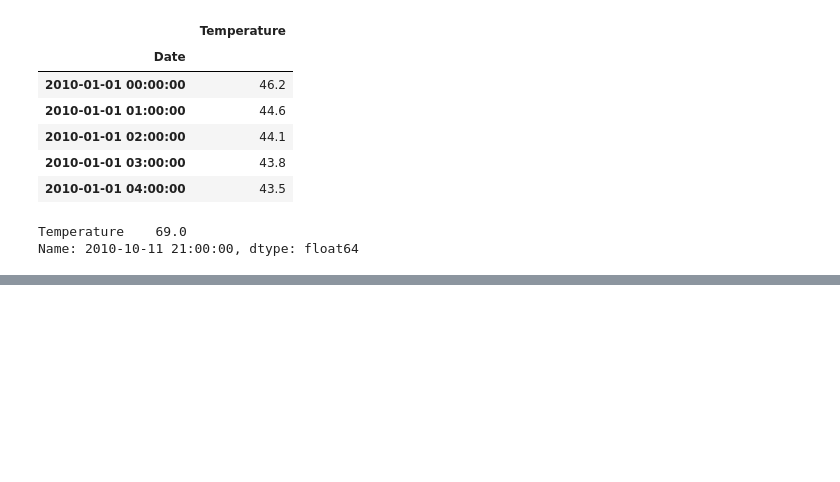
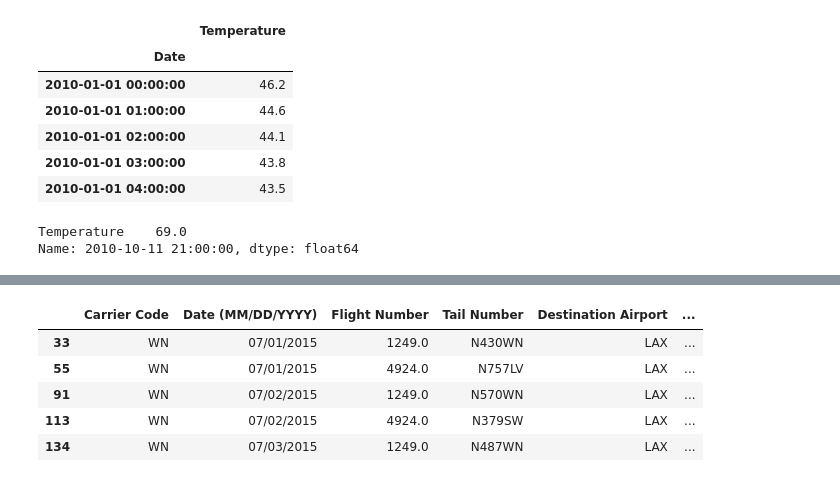
Before and after one commit to Suvamp/Datacamp-Notebooks, a Jupyter notebook: 8.pandas-foundations.ipynb, the cells around one changed output, grey strips where cells are left out. Cells and saved outputs as stored; diff of their text form; code cells hidden in the pictures; blank space fills up the shorter version.

```diff
--- a/8.pandas-foundations.ipynb
+++ b/8.pandas-foundations.ipynb
@@ -605,0 +775,14 @@ ts3 = ts0.loc['2010-12-15':'2010-12-31']
+# %%
+# Buid a Boolean mask to filter out all the 'LAX' departure flights: mask
+mask = df['Destination Airport'] == 'LAX'
+
+# Use the mask to subset the data: la
+la = df[mask]
+la.head()
+# %% [output]
+|  | Carrier Code | Date (MM/DD/YYYY) | Flight Number | Tail Number | Destination Airport | ... |
+| 33 | WN | 07/01/2015 | 1249.0 | N430WN | LAX | ... |
+| 55 | WN | 07/01/2015 | 4924.0 | N757LV | LAX | ... |
+| 91 | WN | 07/02/2015 | 1249.0 | N570WN | LAX | ... |
+| 113 | WN | 07/02/2015 | 4924.0 | N379SW | LAX | ... |
+| 134 | WN | 07/03/2015 | 1249.0 | N487WN | LAX | ... |
```
Also changed, not shown: parts of 16 cells of this notebook, 8 other files.
